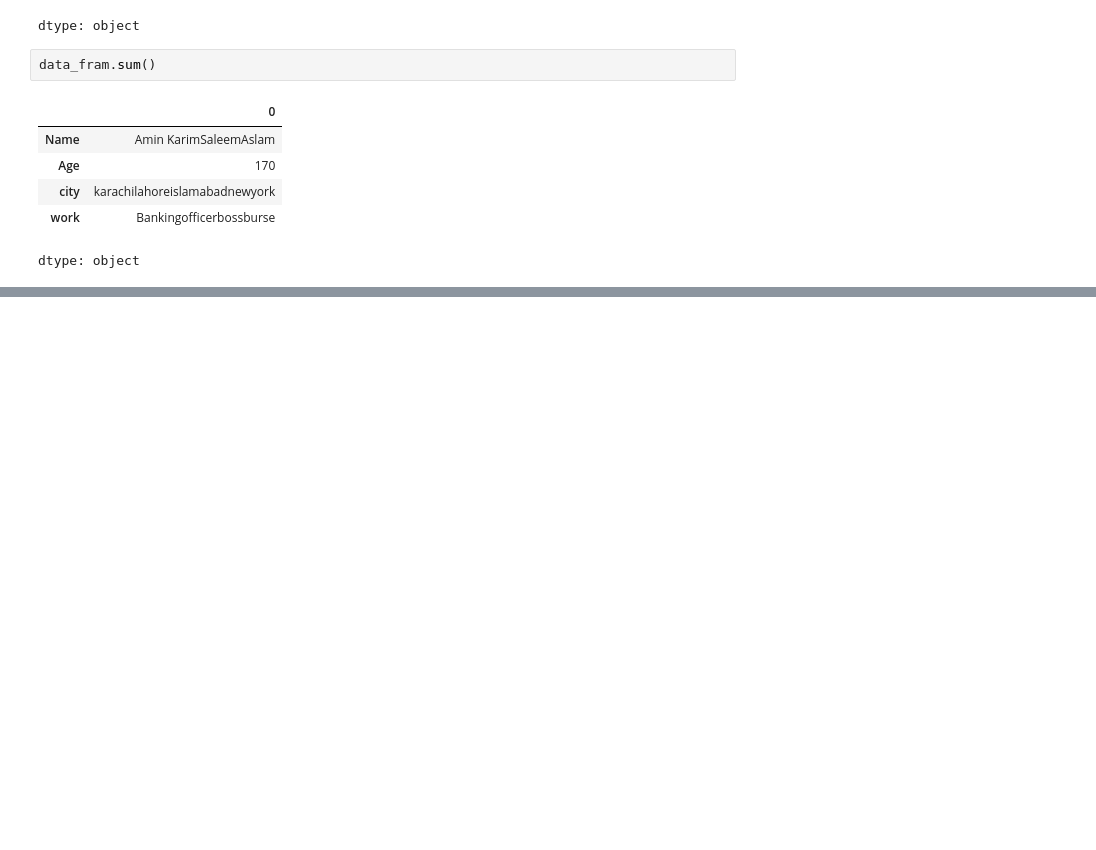
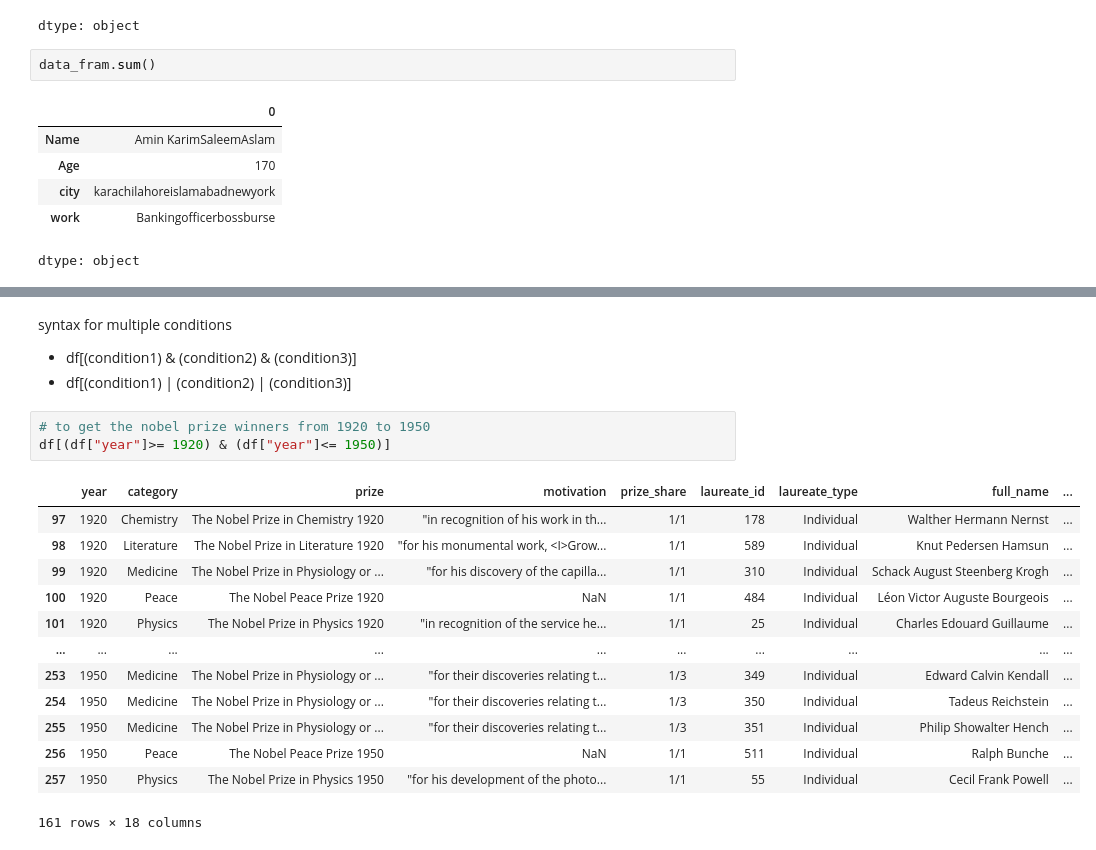
Before and after one commit to aminsadruddin/Pandas-Classes-, a Jupyter notebook: Pandas_.ipynb, the cells around one changed output, grey strips where cells are left out. Saved outputs shown, nothing was run; the diff lists cells and outputs as text; blank space fills up the shorter version.

```diff
--- a/Pandas_.ipynb
+++ b/Pandas_.ipynb
@@ -578,0 +979,21 @@ dtype: object
+# %% [markdown]
+syntax for multiple conditions
+- df[(condition1) & (condition2) & (condition3)]
+- df[(condition1) | (condition2) | (condition3)]
+# %%
+# to get the nobel prize winners from 1920 to 1950
+df[(df["year"]>= 1920) & (df["year"]<= 1950)]
+# %% [output]
+|  | year | category | prize | motivation | prize_share | laureate_id | laureate_type | full_name | ... |
+| 97 | 1920 | Chemistry | The Nobel Prize in Chemistry 1920 | "in recognition of his work in th... | 1/1 | 178 | Individual | Walther Hermann Nernst | ... |
+| 98 | 1920 | Literature | The Nobel Prize in Literature 1920 | "for his monumental work, <I>Grow... | 1/1 | 589 | Individual | Knut Pedersen Hamsun | ... |
+| 99 | 1920 | Medicine | The Nobel Prize in Physiology or ... | "for his discovery of the capilla... | 1/1 | 310 | Individual | Schack August Steenberg Krogh | ... |
+| 100 | 1920 | Peace | The Nobel Peace Prize 1920 | NaN | 1/1 | 484 | Individual | Léon Victor Auguste Bourgeois | ... |
+| 101 | 1920 | Physics | The Nobel Prize in Physics 1920 | "in recognition of the service he... | 1/1 | 25 | Individual | Charles Edouard Guillaume | ... |
+| ... | ... | ... | ... | ... | ... | ... | ... | ... | ... |
+| 253 | 1950 | Medicine | The Nobel Prize in Physiology or ... | "for their discoveries relating t... | 1/3 | 349 | Individual | Edward Calvin Kendall | ... |
+| 254 | 1950 | Medicine | The Nobel Prize in Physiology or ... | "for their discoveries relating t... | 1/3 | 350 | Individual | Tadeus Reichstein | ... |
+| 255 | 1950 | Medicine | The Nobel Prize in Physiology or ... | "for their discoveries relating t... | 1/3 | 351 | Individual | Philip Showalter Hench | ... |
+| 256 | 1950 | Peace | The Nobel Peace Prize 1950 | NaN | 1/1 | 511 | Individual | Ralph Bunche | ... |
+| 257 | 1950 | Physics | The Nobel Prize in Physics 1950 | "for his development of the photo... | 1/1 | 55 | Individual | Cecil Frank Powell | ... |
+161 rows × 18 columns
```
Also changed, not shown: parts of 46 cells of this notebook.
